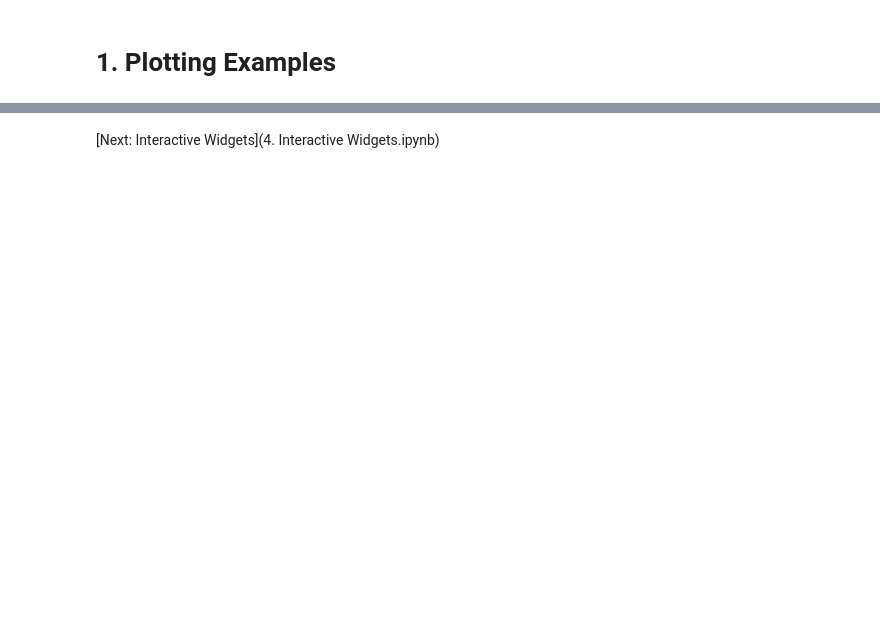
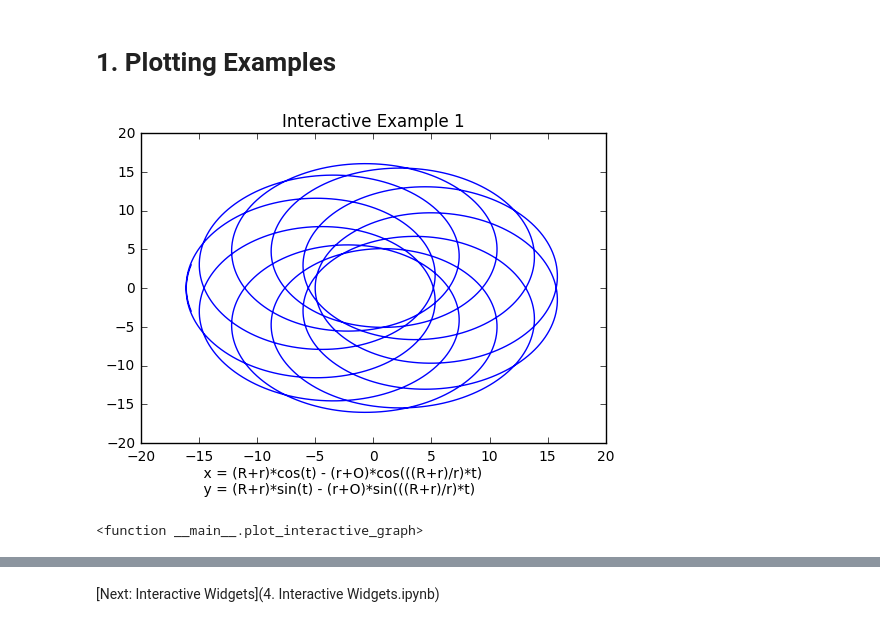
Before and after one commit to Unidata/python-workshop, a Jupyter notebook: notebooks/jupyter-examples/3. Plotting.ipynb, the cells around one changed output, grey strips where cells are left out. Saved outputs shown, nothing was run; the diff lists cells and outputs as text; code cells hidden in the pictures; blank space fills up the shorter version.

Commit message:
Cleaning up notebook examples.

```diff
--- a/notebooks/jupyter-examples/3. Plotting.ipynb
+++ b/notebooks/jupyter-examples/3. Plotting.ipynb
@@ -52,0 +54,31 @@ plot(x,y)
+# %%
+from ipywidgets import interact
+
+def plot_interactive_graph(j,R,r,O,my_title):
+    t = linspace(-pi,pi,j)
+    x = (R+r)*cos(t) - (r+O)*cos(((R+r)/r)*t)
+    y = (R+r)*sin(t) - (r+O)*sin(((R+r)/r)*t)
+
+    fig = plt.figure()
+    plt.title(my_title)
+    plt.plot(x,y)
+
+    # Set up a caption for the plot.
+    cap_txt = '''
+    x = (R+r)*cos(t) - (r+O)*cos(((R+r)/r)*t)
+    y = (R+r)*sin(t) - (r+O)*sin(((R+r)/r)*t)'''
+
+
+    fig.text(.2,0,cap_txt)
+
+    plt.show()
+
+interact(plot_interactive_graph,
+         j = (0,3000),
+         R = (1,10),
+         r = (0.1,1),
+         O = (0,20),
+         my_title = "Interactive Example 1")
+# %% [output]
+[figure, added]
+<function __main__.plot_interactive_graph>
```
Also changed, not shown: parts of 5 cells of this notebook, 4 other files.
